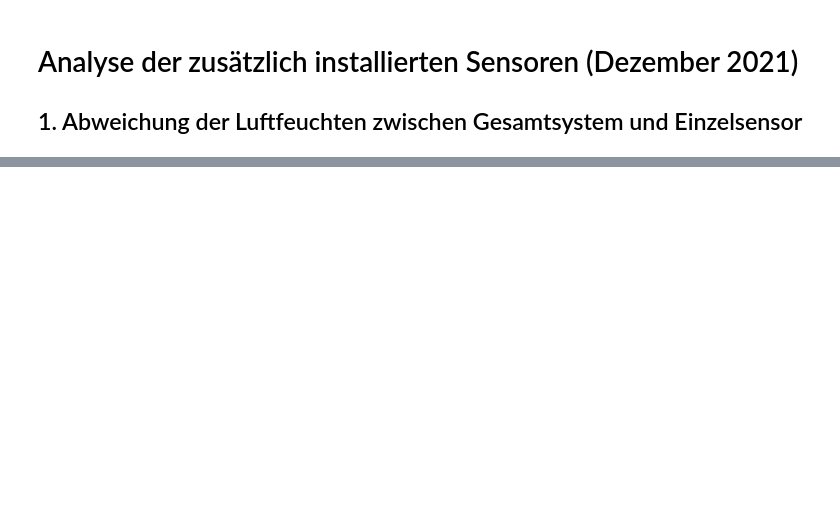
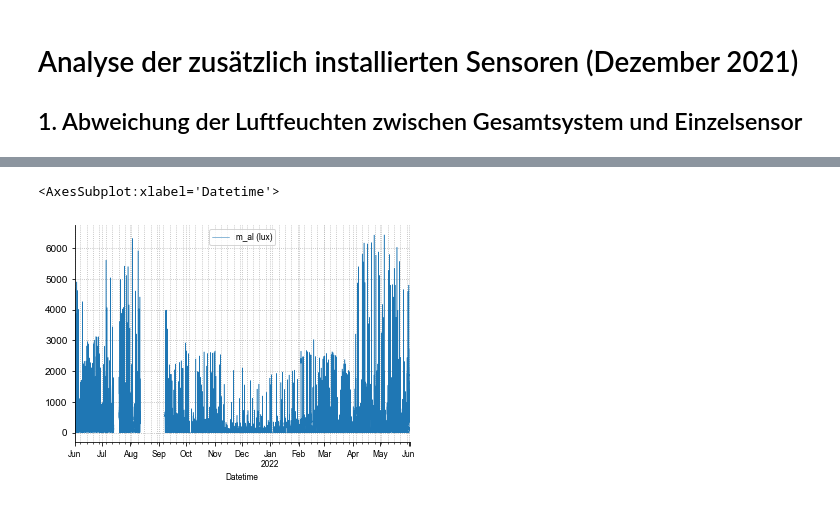
Before and after one commit to Ramonfi/eb-scripts, a Jupyter notebook: 7_Abweichung_trh.ipynb, the cells around one changed output, grey strips where cells are left out. Saved outputs shown, nothing was run; the diff lists cells and outputs as text; code cells hidden in the pictures; blank space fills up the shorter version.

```diff
--- a/7_Abweichung_trh.ipynb
+++ b/7_Abweichung_trh.ipynb
@@ -32,0 +43,5 @@ IND = import_data(mode='IND')
+# %%
+IND['MW']['O']['SWK'].filter(like='al').plot()
+# %% [output]
+<AxesSubplot:xlabel='Datetime'>
+[figure, added]
```
Also changed, not shown: parts of 6 cells of this notebook, 4 other files.
